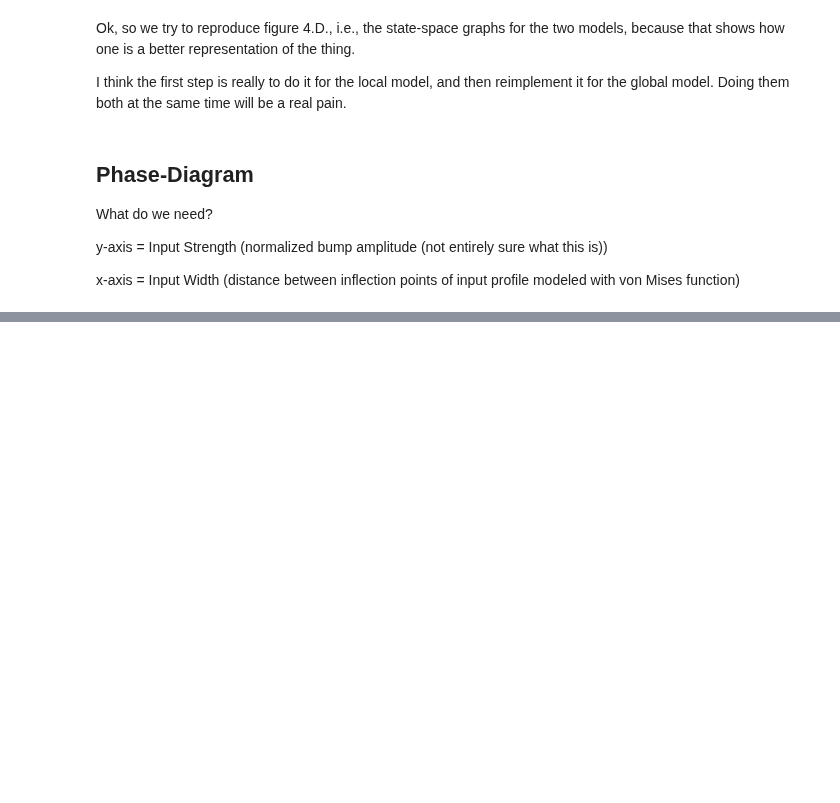
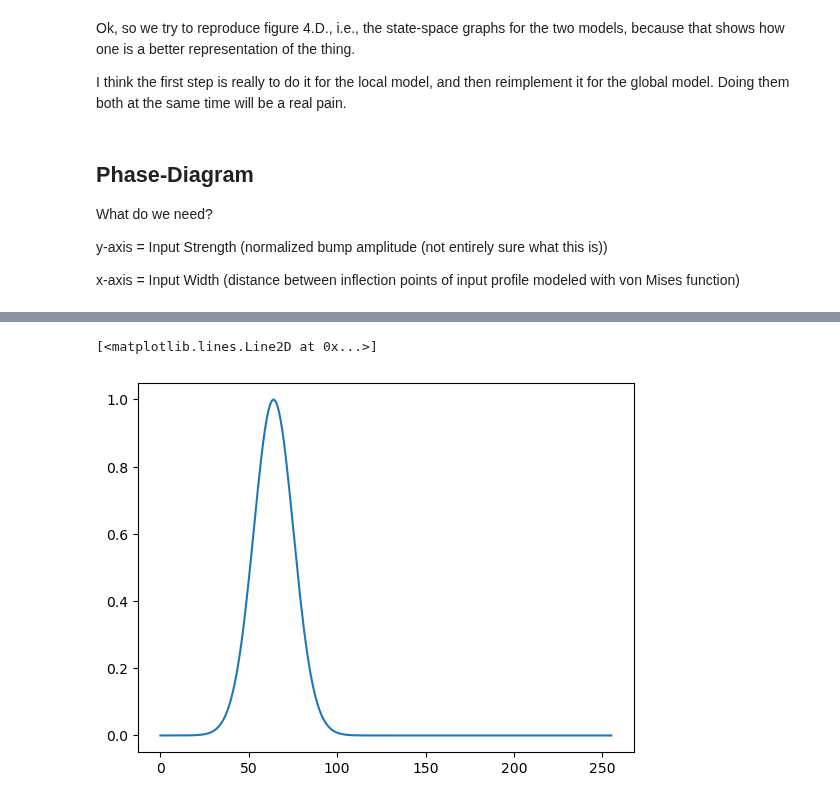
Before and after one commit to CEBangu/RingAttractor, a Jupyter notebook: python_ring/ideation.ipynb, the cells around one changed output, grey strips where cells are left out. Cells and saved outputs as stored; diff of their text form; code cells hidden in the pictures; blank space fills up the shorter version.

```diff
--- a/python_ring/ideation.ipynb
+++ b/python_ring/ideation.ipynb
@@ -195,0 +189,13 @@ plt.show()
+# %%
+N = 256 #number of neurons
+A = 1.0 #amplitude of the bump
+kappas = [1/(1-np.cos(k/2)) for k in np.linspace(np.pi/4, (3*np.pi)/4)]
+kappa_init = kappas[0] #width of initial bump
+theta = np.linspace(0, 2 * np.pi, N, endpoint=False)
+mu_init = np.pi/2
+
+vm = von_mises(A, kappa_init, theta, mu_init)
+plt.plot(vm)
+# %% [output]
+[<matplotlib.lines.Line2D at 0x...>]
+[figure, added]
```
Also changed, not shown: parts of 7 cells of this notebook.
